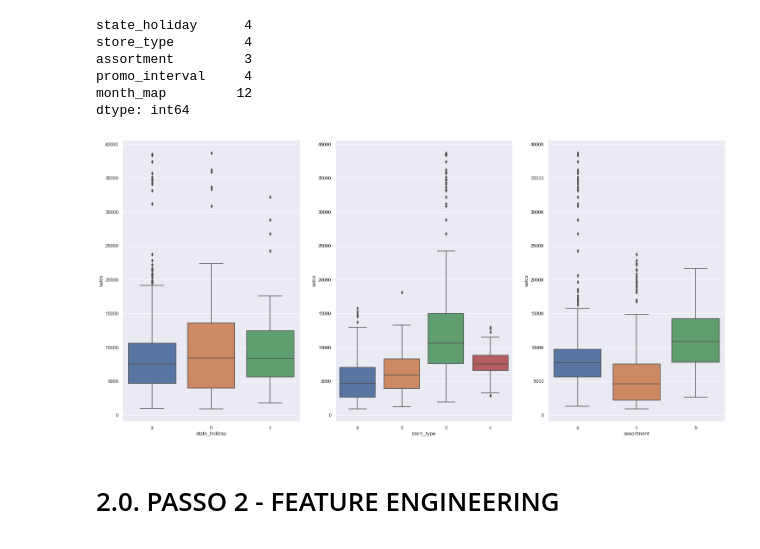
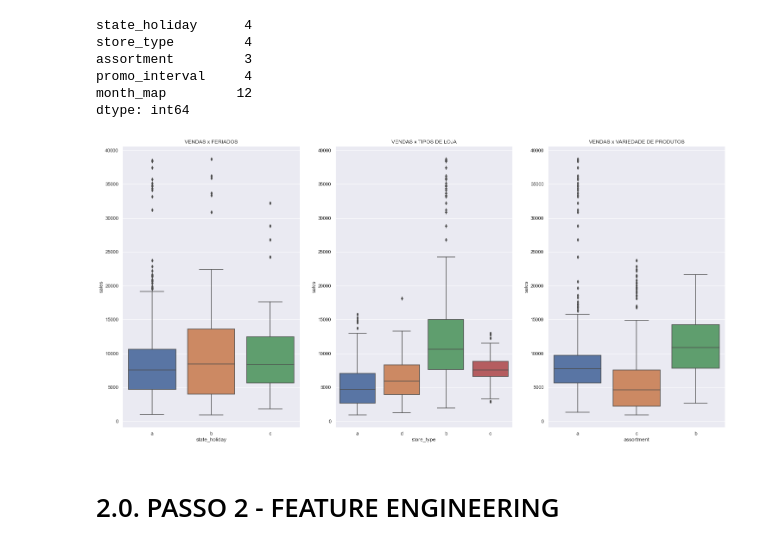
Before and after one commit to almir-martins/rossmann_sales_prediction, a Jupyter notebook: notebooks/m08_video1_store_sales_prediction.ipynb, the cells around one changed output. Saved outputs shown, nothing was run; the diff lists cells and outputs as text; code cells hidden in the pictures.

```diff
--- a/notebooks/m08_video1_store_sales_prediction.ipynb
+++ b/notebooks/m08_video1_store_sales_prediction.ipynb
@@ -359,16 +359,16 @@ dtype: int64
 # %%
 aux = df1[(df1['state_holiday'] != '0') & (df1['sales'] > 0)]
 
 plt.subplot(1, 3, 1)
-sns.boxplot(x='state_holiday', y='sales', data=aux);
+sns.boxplot(x='state_holiday', y='sales', data=aux).set_title('VENDAS x FERIADOS');
 
 plt.subplot(1, 3, 2)
-sns.boxplot(x='store_type', y='sales', data=aux);
+sns.boxplot(x='store_type', y='sales', data=aux).set_title('VENDAS x TIPOS DE LOJA');
 
 plt.subplot(1, 3, 3)
-sns.boxplot(x='assortment', y='sales', data=aux);
+sns.boxplot(x='assortment', y='sales', data=aux).set_title('VENDAS x VARIEDADE DE PRODUTOS');
 # %% [output]
-[figure, old version]
+[figure, new version]
 # %% [markdown]
 # 2.0. PASSO 2 - FEATURE ENGINEERING
 # %%
```
